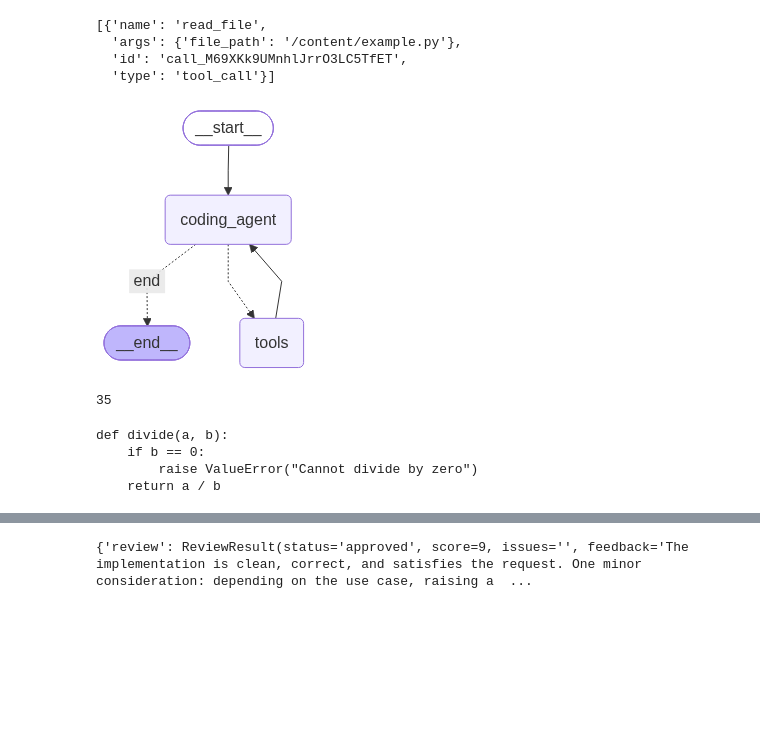
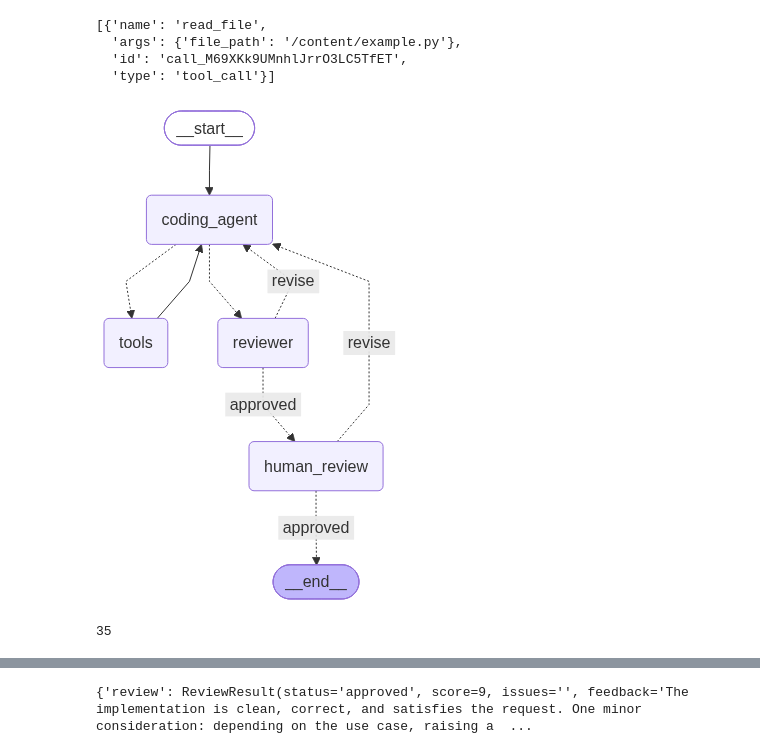
Before and after one commit to nika19du/LangGraph-Agent-Workflows, a Jupyter notebook: Multi_Agent_AI_Developer_Assistant.ipynb, the cells around one changed output, grey strips where cells are left out. Saved outputs shown, nothing was run; the diff lists cells and outputs as text; code cells hidden in the pictures; blank space fills up the shorter version.

```diff
--- a/Multi_Agent_AI_Developer_Assistant.ipynb
+++ b/Multi_Agent_AI_Developer_Assistant.ipynb
@@ -378,29 +410,50 @@ result["messages"][-1].tool_calls
   'id': 'call_M69XKk9UMnhlJrrO3LC5TfET',
   'type': 'tool_call'}]
 # %%
-test_builder = StateGraph(CodingState)
+coding_builder = StateGraph(CodingState)
 
-test_builder.add_node('coding_agent', coding_agent)
-test_builder.add_node('tools', tool_node)
+coding_builder.add_node('coding_agent', coding_agent)
+coding_builder.add_node('tools', tool_node)
+coding_builder.add_node('reviewer', code_reviewer)
+coding_builder.add_node('human_review', human_review)
 
-test_builder.add_edge(START, "coding_agent")
+coding_builder.add_edge(START, "coding_agent")
 
-test_builder.add_conditional_edges(
+coding_builder.add_conditional_edges(
     "coding_agent",
     route_after_coding,
     {
         "tools": "tools",
-        "end": END
+        "reviewer": "reviewer"
     }
 )
 
-test_builder.add_edge("tools", "coding_agent")
+coding_builder.add_edge("tools", "coding_agent")
 
-test_graph= test_builder.compile()
+coding_builder.add_conditional_edges(
+    "reviewer",
+    route_after_review,
+    {
+        "approved": "human_review",
+        "revise": "coding_agent"
+    }
+)
+
+coding_builder.add_conditional_edges(
+    "human_review",
+    route_after_human,
+    {
+        "approved": END,
+        "revise": "coding_agent"
+    }
+)
+
+checkpointer = InMemorySaver()
+coding_subgraph = coding_builder.compile(checkpointer = checkpointer)
 # %%
-display_graph(test_graph, Path("test_graph.png"))
+display_graph(coding_subgraph, Path("test_graph.png"))
 # %% [output]
-[figure, old version]
+[figure, new version]
 # %%
 Path("/content/example.py").write_text(
     """def divide(a, b):
@@ -428,7 +478,0 @@ result = test_graph.invoke(modify_state)
-# %%
-print(result["proposed_content"])
-# %% [output]
-def divide(a, b):
-    if b == 0:
-        raise ValueError("Cannot divide by zero")
-    return a / b
```
Also changed, not shown: parts of 8 cells of this notebook.
